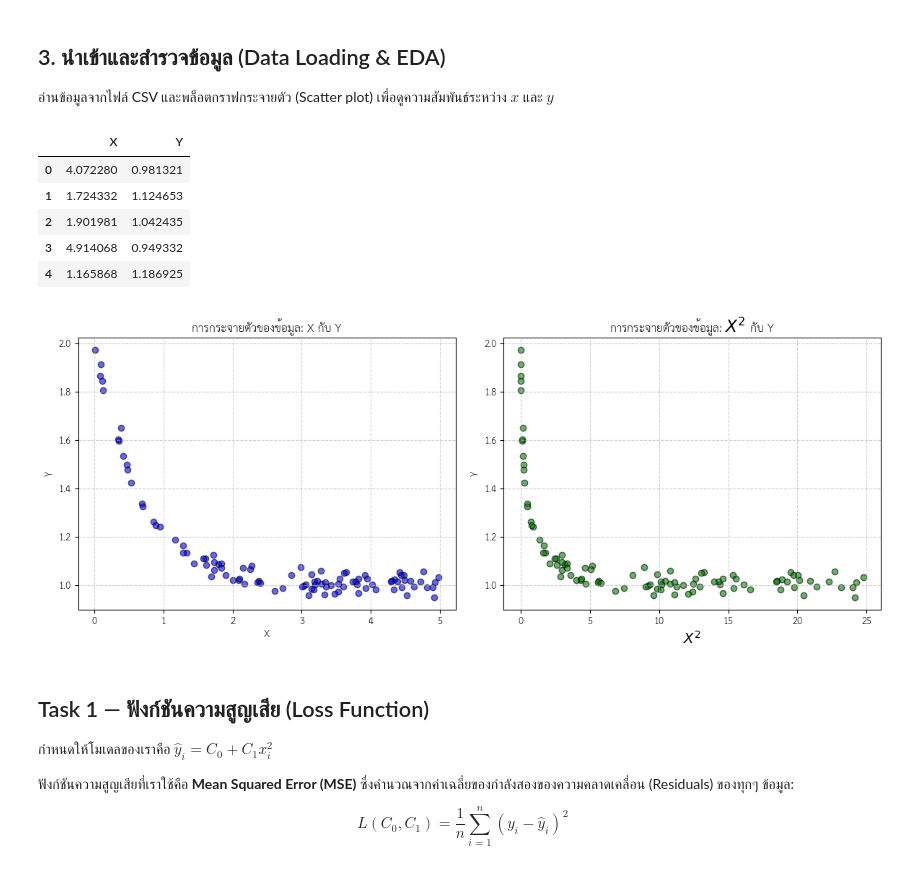
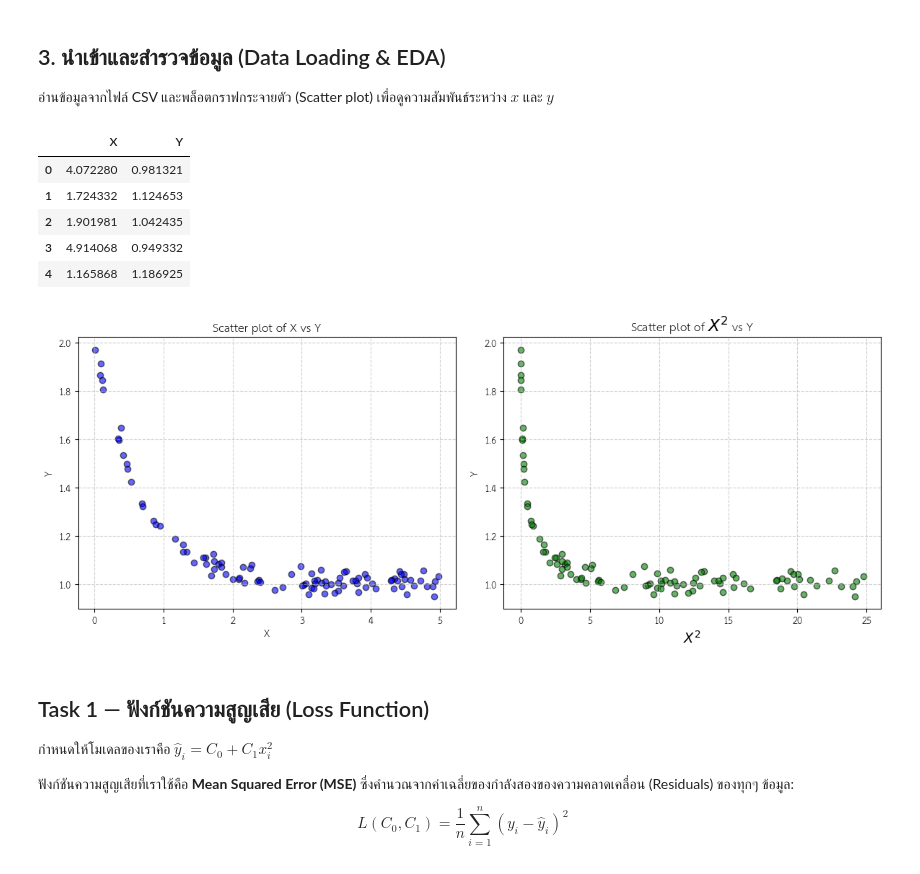
Before and after one commit to Palapluem/cpe342-machine-learning, a Jupyter notebook: assignment/Assignment 2_Training models via iterative approach/Assignment_2_GD.ipynb, the cells around one changed output. Saved outputs shown, nothing was run; the diff lists cells and outputs as text; code cells hidden in the pictures.

```diff
--- a/assignment/Assignment 2_Training models via iterative approach/Assignment_2_GD.ipynb
+++ b/assignment/Assignment 2_Training models via iterative approach/Assignment_2_GD.ipynb
@@ -49,36 +49,36 @@ Y = df['Y'].values
 
 # แสดงข้อมูลเบื้องต้น
 display(df.head())
 
 # พล็อตกราฟเพื่อดูแนวโน้ม
 plt.figure(figsize=(12, 5))
 
 # กราฟ X กับ Y
 plt.subplot(1, 2, 1)
 plt.scatter(X, Y, color='blue', alpha=0.6, edgecolor='k')
-plt.title('การกระจายตัวของข้อมูล: X กับ Y')
+plt.title('Scatter plot of X vs Y')
 plt.xlabel('X')
 plt.ylabel('Y')
 plt.grid(True, linestyle='--', alpha=0.6)
 
 # กราฟ X^2 กับ Y
 plt.subplot(1, 2, 2)
 plt.scatter(X**2, Y, color='green', alpha=0.6, edgecolor='k')
-plt.title('การกระจายตัวของข้อมูล: $X^2$ กับ Y')
+plt.title('Scatter plot of $X^2$ vs Y')
 plt.xlabel('$X^2$')
 plt.ylabel('Y')
 plt.grid(True, linestyle='--', alpha=0.6)
 
 plt.tight_layout()
 plt.show()
 # %% [output]
 |  | X | Y |
 | 0 | 4.072280 | 0.981321 |
 | 1 | 1.724332 | 1.124653 |
 | 2 | 1.901981 | 1.042435 |
 | 3 | 4.914068 | 0.949332 |
 | 4 | 1.165868 | 1.186925 |
-[figure, old version]
+[figure, new version]
 # %% [markdown]
 ## Task 1 — ฟังก์ชันความสูญเสีย (Loss Function)
 กำหนดให้โมเดลของเราคือ $\hat{y}_i = C_0 + C_1 x_i^2$
```
Also changed, not shown: parts of 4 cells of this notebook, 11 other files.
